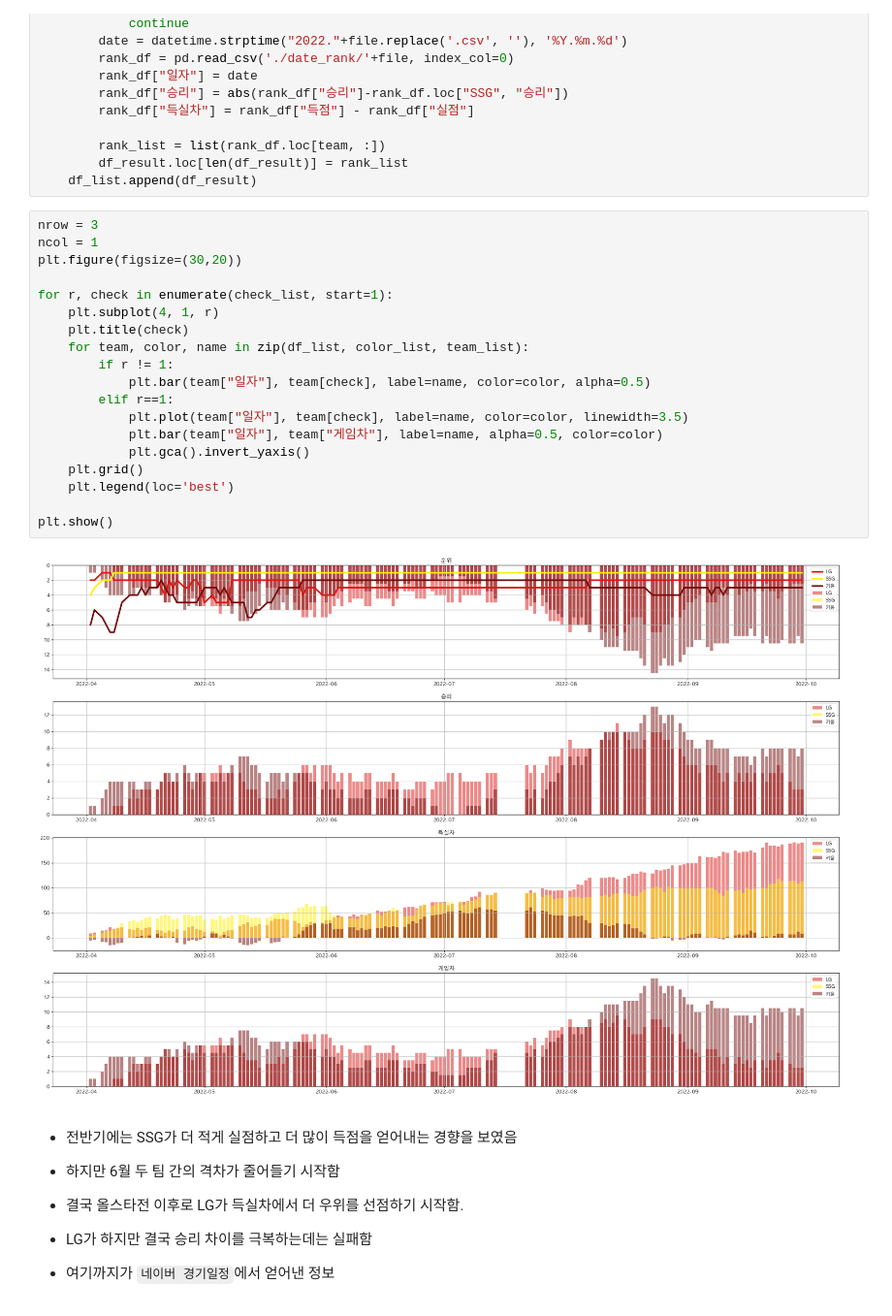
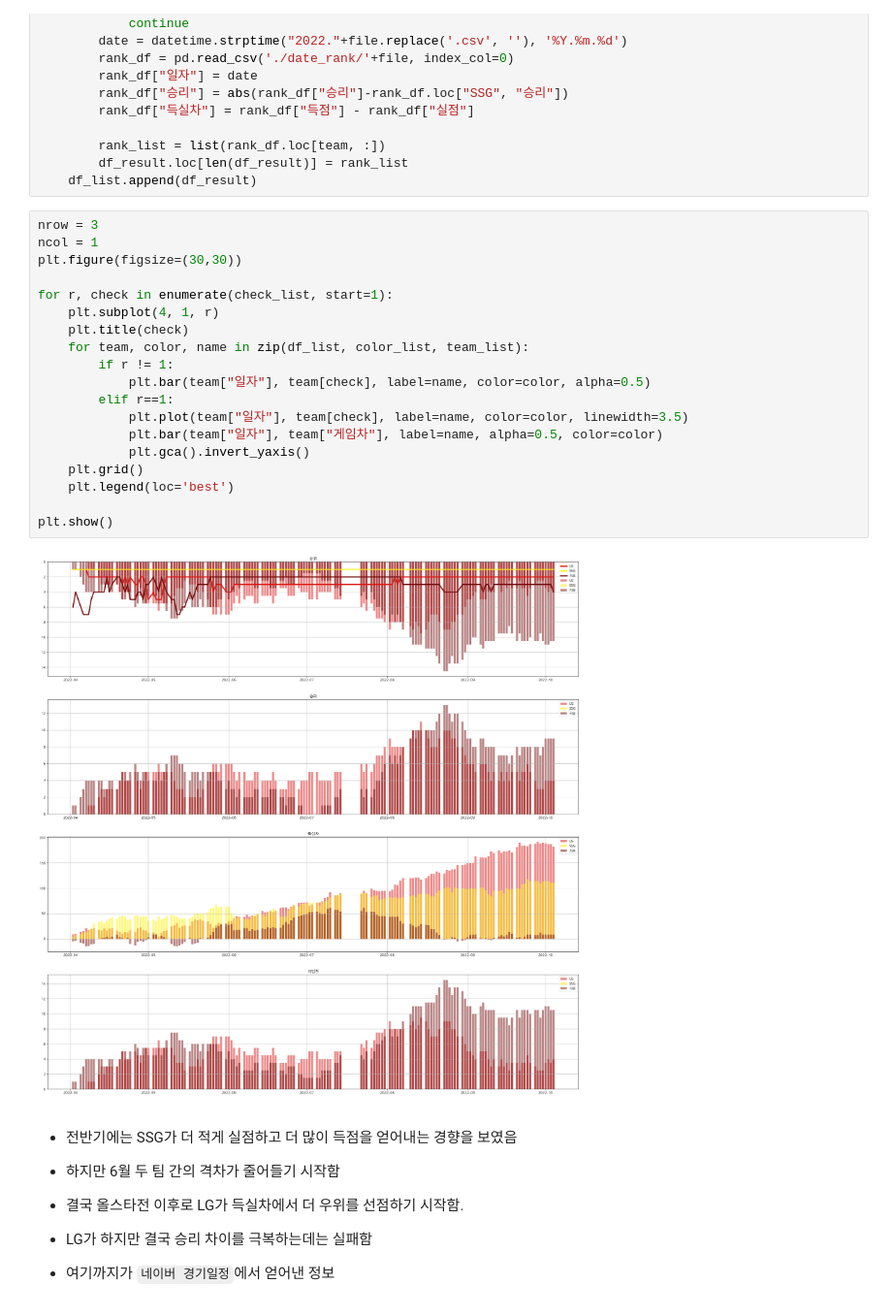
Before and after one commit to JorimJoram/BaseBall_Posting, a Jupyter notebook: Data_Crawling/SSG.ipynb, the cells around one changed output. Shown at 97% size. Drawn from its saved outputs; the diff is of its cells as text.

```diff
--- a/Data_Crawling/SSG.ipynb
+++ b/Data_Crawling/SSG.ipynb
@@ -53,24 +53,24 @@ for team, color in zip(team_list, color_list):
 # %%
 nrow = 3
 ncol = 1
-plt.figure(figsize=(30,20))
+plt.figure(figsize=(30,30))
 
 for r, check in enumerate(check_list, start=1):
     plt.subplot(4, 1, r)
     plt.title(check)
     for team, color, name in zip(df_list, color_list, team_list):
         if r != 1:
             plt.bar(team["일자"], team[check], label=name, color=color, alpha=0.5)
         elif r==1:
             plt.plot(team["일자"], team[check], label=name, color=color, linewidth=3.5)
             plt.bar(team["일자"], team["게임차"], label=name, alpha=0.5, color=color)
             plt.gca().invert_yaxis()
     plt.grid()
     plt.legend(loc='best')
 
 plt.show()
 # %% [output]
-[figure, old version]
+[figure, new version]
 # %% [markdown]
 - 전반기에는 SSG가 더 적게 실점하고 더 많이 득점을 얻어내는 경향을 보였음
 - 하지만 6월 두 팀 간의 격차가 줄어들기 시작함
```
Also changed, not shown: parts of 5 cells of this notebook.
